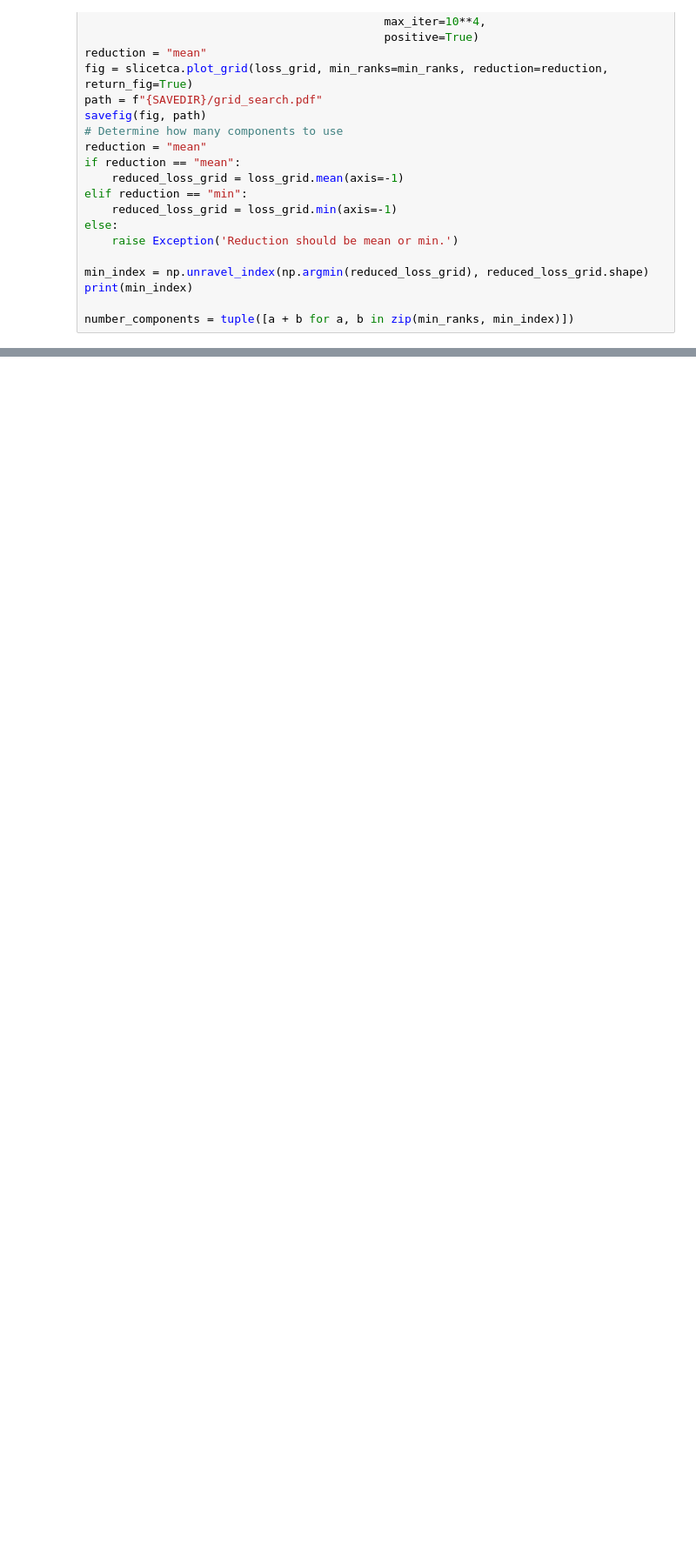
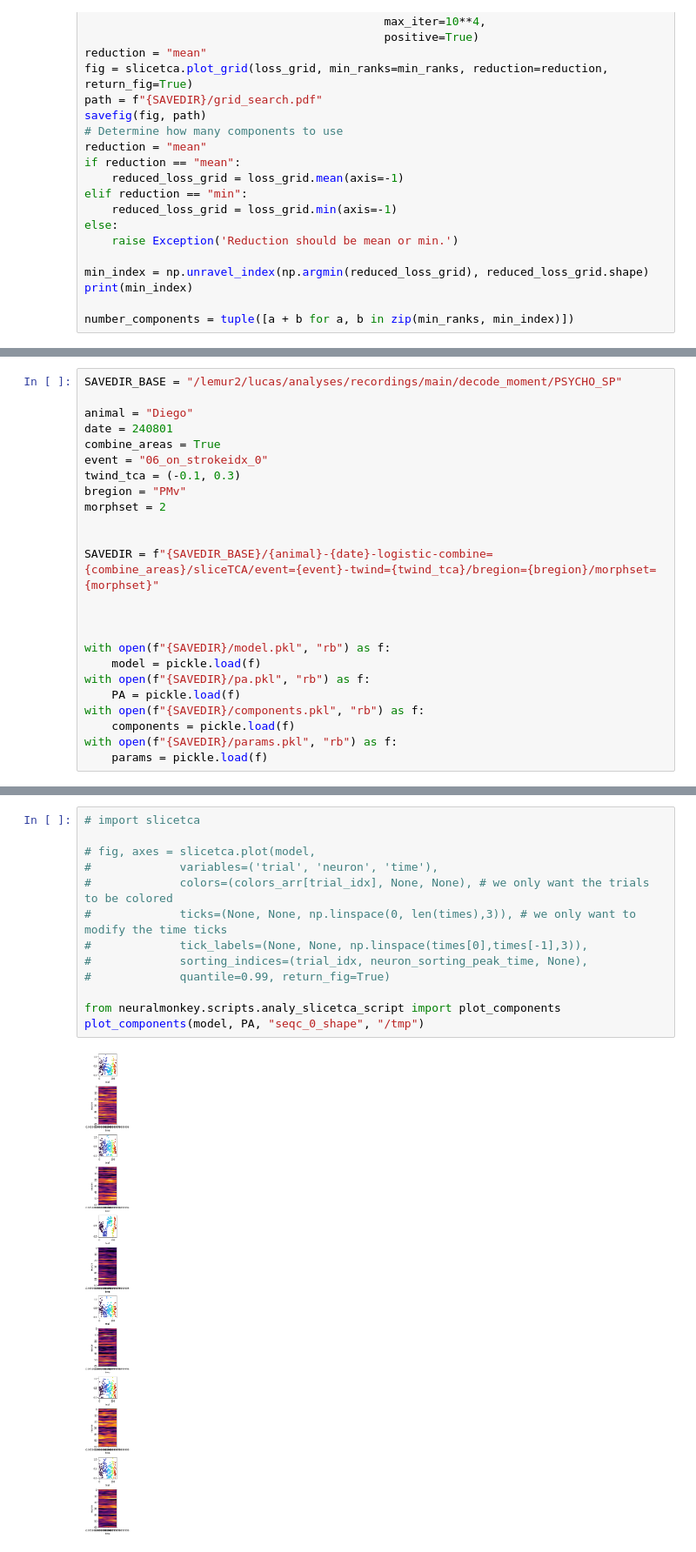
Before and after one commit to lucast4/neuralmonkey, a Jupyter notebook: neuralmonkey/notebooks_tutorials/240510_sliceTCA.ipynb, the cells around one changed output, grey strips where cells are left out. Shown: that part at 87% size. Saved outputs shown, nothing was run; the diff lists cells and outputs as text; blank space fills up the shorter version.

```diff
--- a/neuralmonkey/notebooks_tutorials/240510_sliceTCA.ipynb
+++ b/neuralmonkey/notebooks_tutorials/240510_sliceTCA.ipynb
@@ -296,0 +271,24 @@ number_components = tuple([a + b for a, b in zip(min_ranks, min_index)])
+# %%
+SAVEDIR_BASE = "/lemur2/lucas/analyses/recordings/main/decode_moment/PSYCHO_SP"
+
+animal = "Diego"
+date = 240801
+combine_areas = True
+event = "06_on_strokeidx_0"
+twind_tca = (-0.1, 0.3)
+bregion = "PMv"
+morphset = 2
+
+
+SAVEDIR = f"{SAVEDIR_BASE}/{animal}-{date}-logistic-combine={combine_areas}/sliceTCA/event={event}-twind={twind_tca}/bregion={bregion}/morphset={morphset}"
+
+
+
+with open(f"{SAVEDIR}/model.pkl", "rb") as f:
+    model = pickle.load(f)
+with open(f"{SAVEDIR}/pa.pkl", "rb") as f:
+    PA = pickle.load(f)
+with open(f"{SAVEDIR}/components.pkl", "rb") as f:
+    components = pickle.load(f)
+with open(f"{SAVEDIR}/params.pkl", "rb") as f:
+    params = pickle.load(f)
@@ -296,0 +300,15 @@ number_components = tuple([a + b for a, b in zip(min_ranks, min_index)])
+# %%
+# import slicetca
+
+# fig, axes = slicetca.plot(model,
+#             variables=('trial', 'neuron', 'time'),
+#             colors=(colors_arr[trial_idx], None, None), # we only want the trials to be colored
+#             ticks=(None, None, np.linspace(0, len(times),3)), # we only want to modify the time ticks
+#             tick_labels=(None, None, np.linspace(times[0],times[-1],3)),
+#             sorting_indices=(trial_idx, neuron_sorting_peak_time, None),
+#             quantile=0.99, return_fig=True)
+
+from neuralmonkey.scripts.analy_slicetca_script import plot_components
+plot_components(model, PA, "seqc_0_shape", "/tmp")
+# %% [output]
+[figure, added]
```
Also changed, not shown: parts of 25 cells of this notebook, 4 other files.
